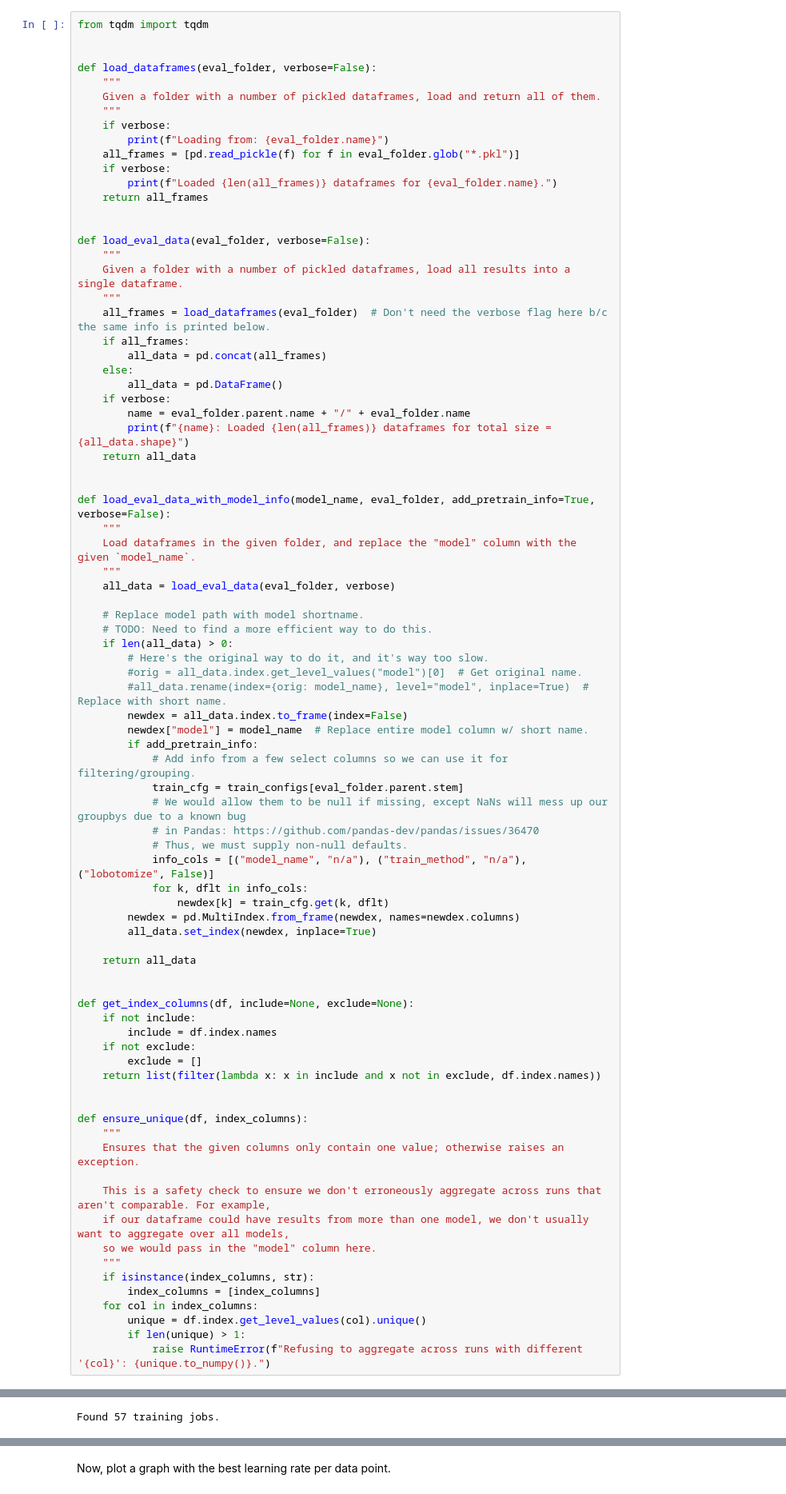
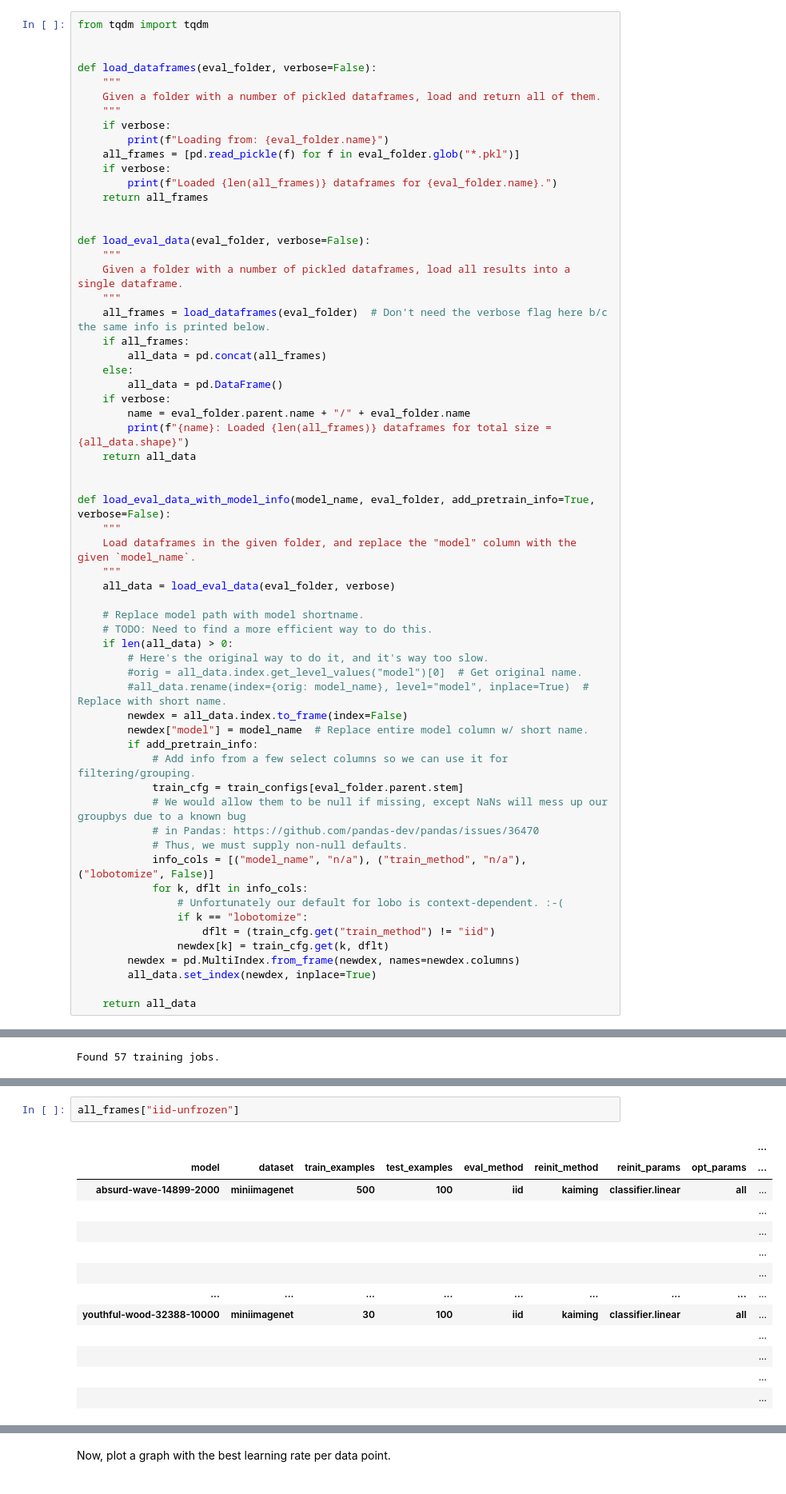
Before and after one commit to uvm-neurobotics-lab/higherANML, a Jupyter notebook: notebooks/result-gathering.ipynb, the cells around one changed output, grey strips where cells are left out. Shown: that part at 80% size. Cells and saved outputs as stored; diff of their text form.

```diff
--- a/notebooks/result-gathering.ipynb
+++ b/notebooks/result-gathering.ipynb
@@ -78,32 +80,11 @@ def load_eval_data_with_model_info(model_name, eval_folder, add_pretrain_info=Tr
             # Thus, we must supply non-null defaults.
             info_cols = [("model_name", "n/a"), ("train_method", "n/a"), ("lobotomize", False)]
             for k, dflt in info_cols:
+                # Unfortunately our default for lobo is context-dependent. :-(
+                if k == "lobotomize":
+                    dflt = (train_cfg.get("train_method") != "iid")
                 newdex[k] = train_cfg.get(k, dflt)
         newdex = pd.MultiIndex.from_frame(newdex, names=newdex.columns)
         all_data.set_index(newdex, inplace=True)
 
     return all_data
-
-
-def get_index_columns(df, include=None, exclude=None):
-    if not include:
-        include = df.index.names
-    if not exclude:
-        exclude = []
-    return list(filter(lambda x: x in include and x not in exclude, df.index.names))
-
-
-def ensure_unique(df, index_columns):
-    """
-    Ensures that the given columns only contain one value; otherwise raises an exception.
-
-    This is a safety check to ensure we don't erroneously aggregate across runs that aren't comparable. For example,
-    if our dataframe could have results from more than one model, we don't usually want to aggregate over all models,
-    so we would pass in the "model" column here.
-    """
-    if isinstance(index_columns, str):
-        index_columns = [index_columns]
-    for col in index_columns:
-        unique = df.index.get_level_values(col).unique()
-        if len(unique) > 1:
-            raise RuntimeError(f"Refusing to aggregate across runs with different '{col}': {unique.to_numpy()}.")
@@ -295,0 +410,16 @@ all_frames["olft"]
+# %%
+all_frames["iid-unfrozen"]
+# %% [output]
+|  |  |  |  |  |  |  |  | ... |
+| model | dataset | train_examples | test_examples | eval_method | reinit_method | reinit_params | opt_params | ... |
+| absurd-wave-14899-2000 | miniimagenet | 500 | 100 | iid | kaiming | classifier.linear | all | ... |
+|  |  |  |  |  |  |  |  | ... |
+|  |  |  |  |  |  |  |  | ... |
+|  |  |  |  |  |  |  |  | ... |
+|  |  |  |  |  |  |  |  | ... |
+| ... | ... | ... | ... | ... | ... | ... | ... | ... |
+| youthful-wood-32388-10000 | miniimagenet | 30 | 100 | iid | kaiming | classifier.linear | all | ... |
+|  |  |  |  |  |  |  |  | ... |
+|  |  |  |  |  |  |  |  | ... |
+|  |  |  |  |  |  |  |  | ... |
+|  |  |  |  |  |  |  |  | ... |
```
Also changed, not shown: parts of 37 cells of this notebook.
